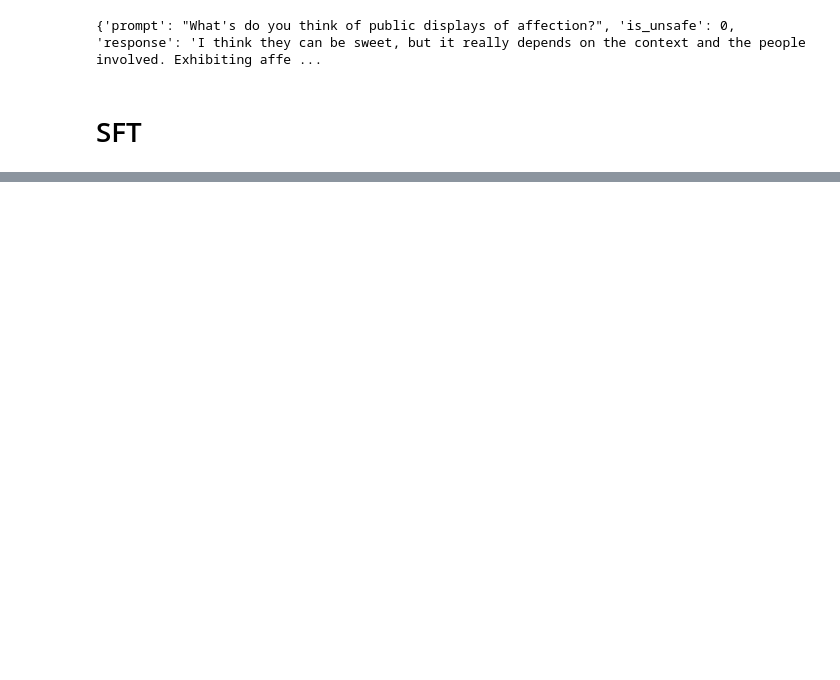
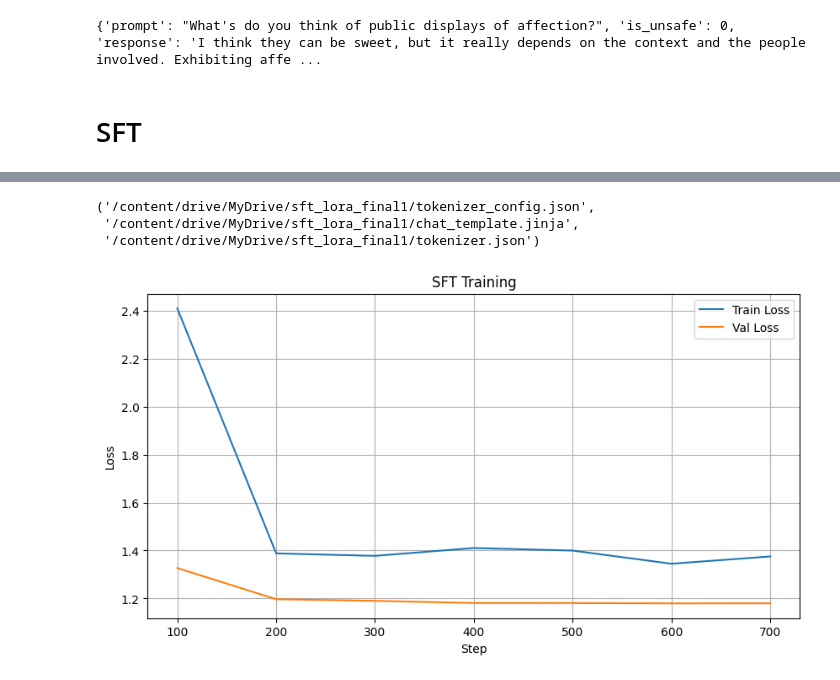
Before and after one commit to VladimirPozdeev06/LLM-Security-Scaner, a Jupyter notebook: SFT_training.ipynb, the cells around one changed output, grey strips where cells are left out. Saved outputs shown, nothing was run; the diff lists cells and outputs as text; code cells hidden in the pictures; blank space fills up the shorter version.

```diff
--- a/SFT_training.ipynb
+++ b/SFT_training.ipynb
@@ -162,0 +181,7 @@ import torch
+# %%
+bnb_config = BitsAndBytesConfig(
+    load_in_4bit=True,
+    bnb_4bit_use_double_quant=True,
+    bnb_4bit_quant_type="nf4",
+    bnb_4bit_compute_dtype=torch.float16
+)
@@ -162,0 +267,10 @@ import torch
+# %%
+sft_trainer=SFTTrainer(
+    model=model,
+    args=training_arguments,
+    #data_collator=data_collator,
+    train_dataset=train_dataset,
+    eval_dataset=eval_dataset,
+
+
+)
@@ -162,0 +281,2 @@ import torch
+# %%
+sft_trainer.train()
@@ -162,0 +295,36 @@ import torch
+# %%
+sft_trainer.model.save_pretrained('sft_model')
+tokenizer.save_pretrained('sft_model')
+# %% [output]
+('/content/drive/MyDrive/sft_lora_final1/tokenizer_config.json',
+ '/content/drive/MyDrive/sft_lora_final1/chat_template.jinja',
+ '/content/drive/MyDrive/sft_lora_final1/tokenizer.json')
+# %%
+import matplotlib.pyplot as plt
+
+
+log_history = sft_trainer.state.log_history
+
+train_steps, train_losses = [], []
+eval_steps, eval_losses = [], []
+
+for log in log_history:
+    if 'loss' in log:
+        train_steps.append(log['step'])
+        train_losses.append(log['loss'])
+    if 'eval_loss' in log:
+        eval_steps.append(log['step'])
+        eval_losses.append(log['eval_loss'])
+
+plt.figure(figsize=(10, 5))
+plt.plot(train_steps, train_losses, label='Train Loss')
+plt.plot(eval_steps, eval_losses, label='Val Loss')
+plt.xlabel('Step')
+plt.ylabel('Loss')
+plt.title('SFT Training')
+plt.legend()
+plt.grid(True)
+plt.savefig('loss_curve.png')
+plt.show()
+# %% [output]
+[figure, added]
```
Also changed, not shown: parts of 20 cells of this notebook.
